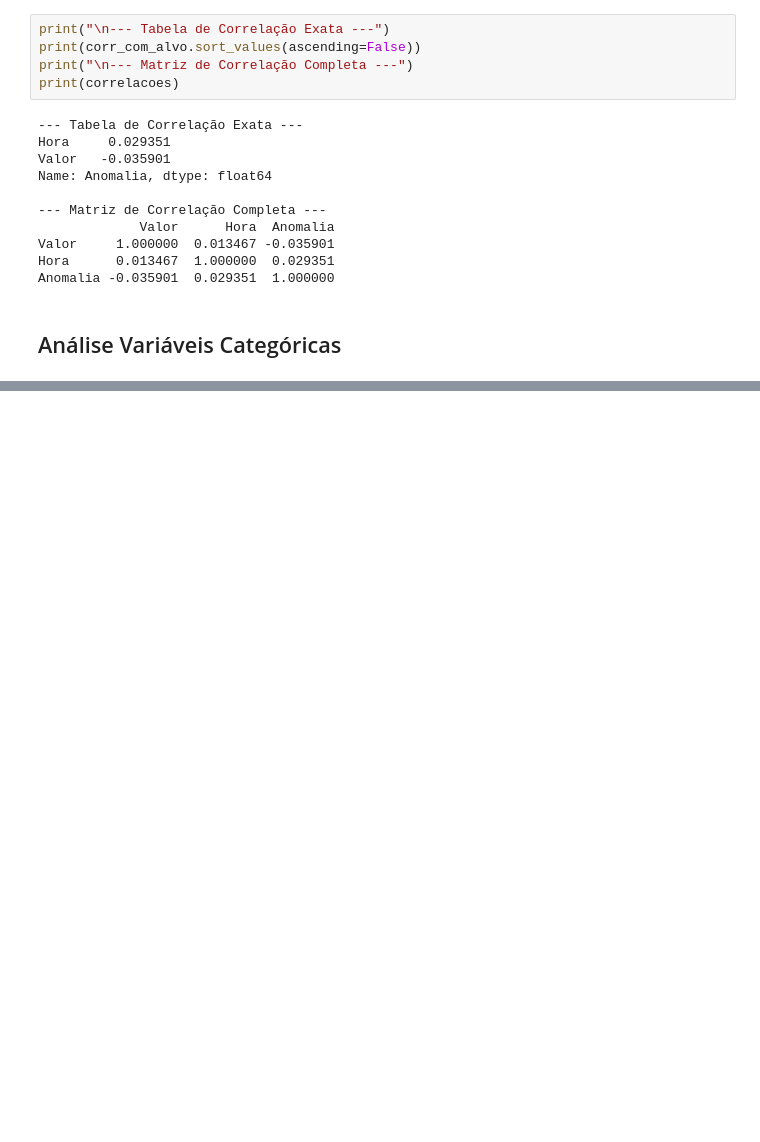
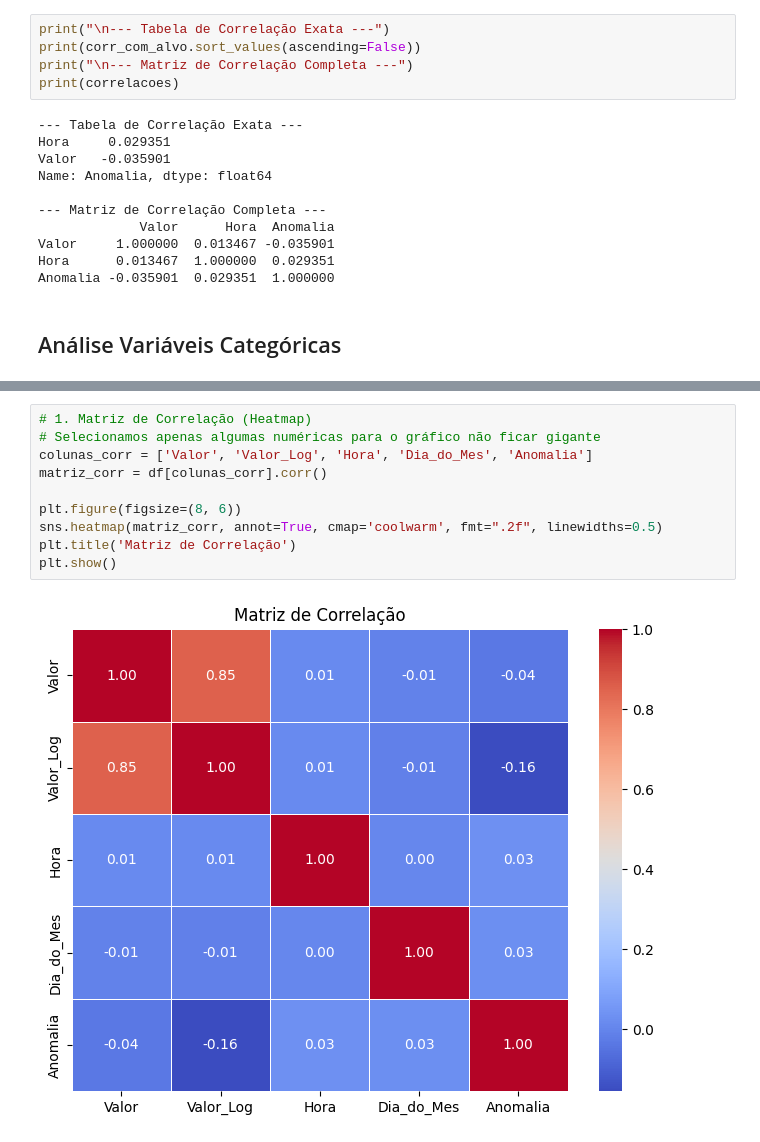
Before and after one commit to harthurhenrique/pix-fraud-detection-clustering, a Jupyter notebook: notebooks/data_analysis.ipynb, the cells around one changed output, grey strips where cells are left out. Cells and saved outputs as stored; diff of their text form; blank space fills up the shorter version.

```diff
--- a/notebooks/data_analysis.ipynb
+++ b/notebooks/data_analysis.ipynb
@@ -158,3 +159,15 @@ for coluna in var_cat:
 [figure]
 [figure]
 [figure]
+# %%
+# 1. Matriz de Correlação (Heatmap)
+# Selecionamos apenas algumas numéricas para o gráfico não ficar gigante
+colunas_corr = ['Valor', 'Valor_Log', 'Hora', 'Dia_do_Mes', 'Anomalia']
+matriz_corr = df[colunas_corr].corr()
+
+plt.figure(figsize=(8, 6))
+sns.heatmap(matriz_corr, annot=True, cmap='coolwarm', fmt=".2f", linewidths=0.5)
+plt.title('Matriz de Correlação')
+plt.show()
+# %% [output]
+[figure, added]
```
Also changed, not shown: parts of 7 cells of this notebook, 2 other files.
